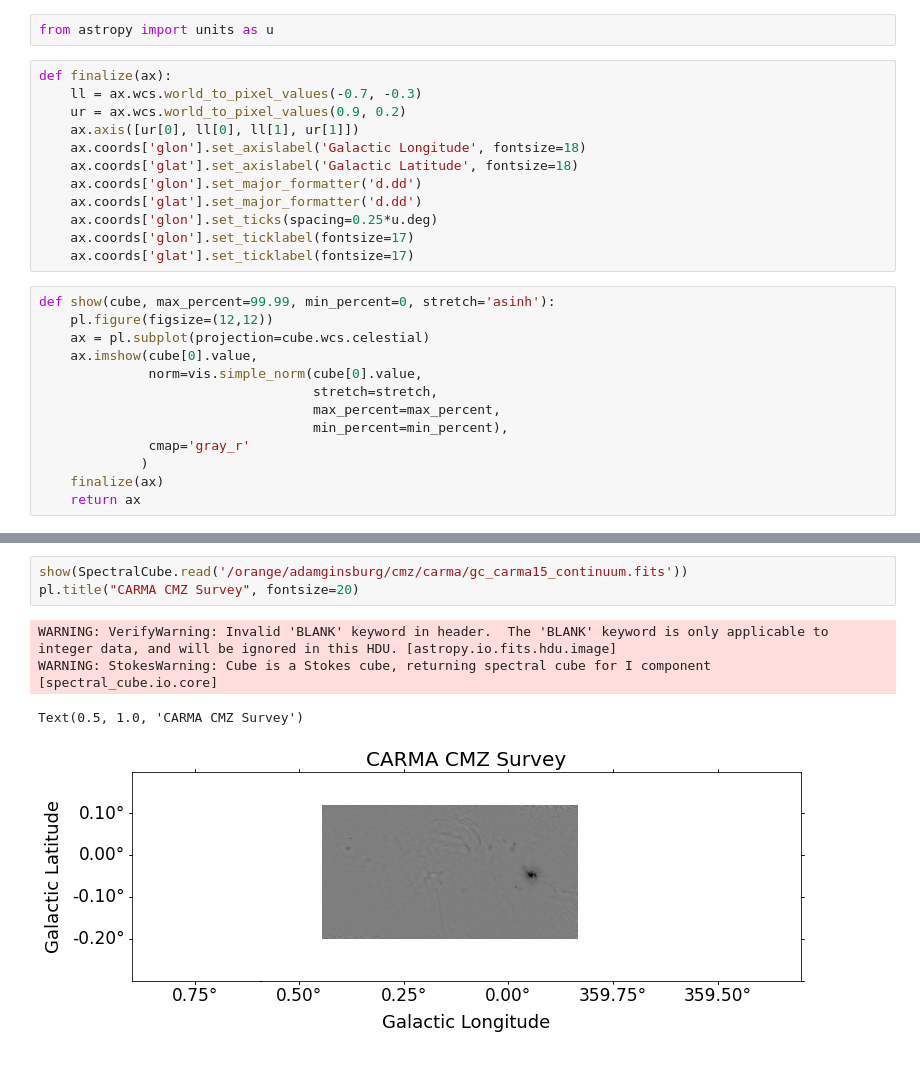
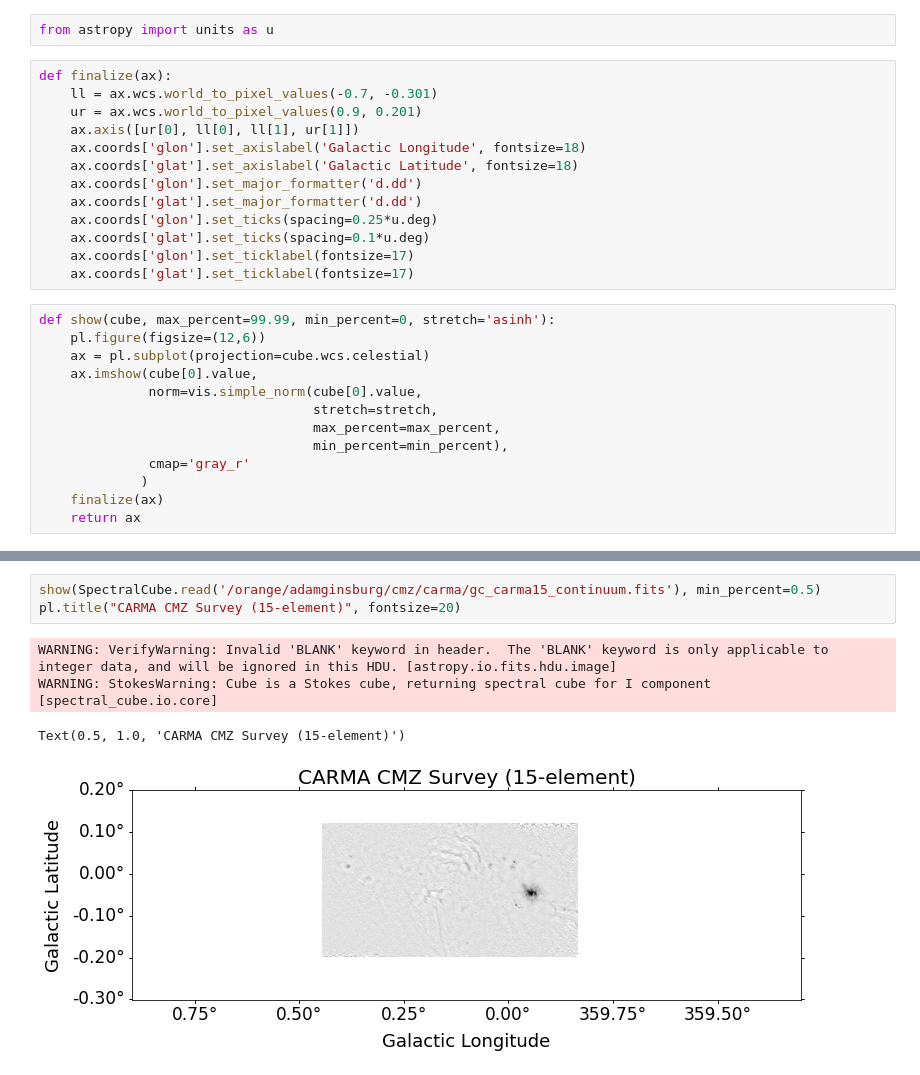
Before and after one commit to keflavich/CMZDataSetVisualizations, a Jupyter notebook: CMZ_Overview_3mmcontinuum.ipynb, the cells around one changed output, grey strips where cells are left out. Drawn from its saved outputs; the diff is of its cells as text.

Commit message:
cmz overview figure

```diff
--- a/CMZ_Overview_3mmcontinuum.ipynb
+++ b/CMZ_Overview_3mmcontinuum.ipynb
@@ -24,19 +24,20 @@ from spectral_cube import SpectralCube, Projection
 from astropy import units as u
 # %%
 def finalize(ax):
-    ll = ax.wcs.world_to_pixel_values(-0.7, -0.3)
-    ur = ax.wcs.world_to_pixel_values(0.9, 0.2)
+    ll = ax.wcs.world_to_pixel_values(-0.7, -0.301)
+    ur = ax.wcs.world_to_pixel_values(0.9, 0.201)
     ax.axis([ur[0], ll[0], ll[1], ur[1]])
     ax.coords['glon'].set_axislabel('Galactic Longitude', fontsize=18)
     ax.coords['glat'].set_axislabel('Galactic Latitude', fontsize=18)
     ax.coords['glon'].set_major_formatter('d.dd')
     ax.coords['glat'].set_major_formatter('d.dd')
     ax.coords['glon'].set_ticks(spacing=0.25*u.deg)
+    ax.coords['glat'].set_ticks(spacing=0.1*u.deg)
     ax.coords['glon'].set_ticklabel(fontsize=17)
     ax.coords['glat'].set_ticklabel(fontsize=17)
 # %%
 def show(cube, max_percent=99.99, min_percent=0, stretch='asinh'):
-    pl.figure(figsize=(12,12))
+    pl.figure(figsize=(12,6))
     ax = pl.subplot(projection=cube.wcs.celestial)
     ax.imshow(cube[0].value,
               norm=vis.simple_norm(cube[0].value,
@@ -91,11 +102,11 @@ Text(0.5, 1.0, 'CARMA CMZ Survey')
 # %%
-show(SpectralCube.read('/orange/adamginsburg/cmz/carma/gc_carma15_continuum.fits'))
-pl.title("CARMA CMZ Survey", fontsize=20)
+show(SpectralCube.read('/orange/adamginsburg/cmz/carma/gc_carma15_continuum.fits'), min_percent=0.5)
+pl.title("CARMA CMZ Survey (15-element)", fontsize=20)
 # %% [output]
 WARNING: VerifyWarning: Invalid 'BLANK' keyword in header.  The 'BLANK' keyword is only applicable to integer data, and will be ignored in this HDU. [astropy.io.fits.hdu.image]
 WARNING: StokesWarning: Cube is a Stokes cube, returning spectral cube for I component [spectral_cube.io.core]
-Text(0.5, 1.0, 'CARMA CMZ Survey')
+Text(0.5, 1.0, 'CARMA CMZ Survey (15-element)')
-[figure, old version]
+[figure, new version]
 # %%
 show(SpectralCube.read('/orange/adamginsburg/cmz/carma/gc_carma15_justc0922_continuum.fits'))
 pl.title("CARMA CMZ Survey", fontsize=20)
```
Also changed, not shown: parts of 8 cells of this notebook.
